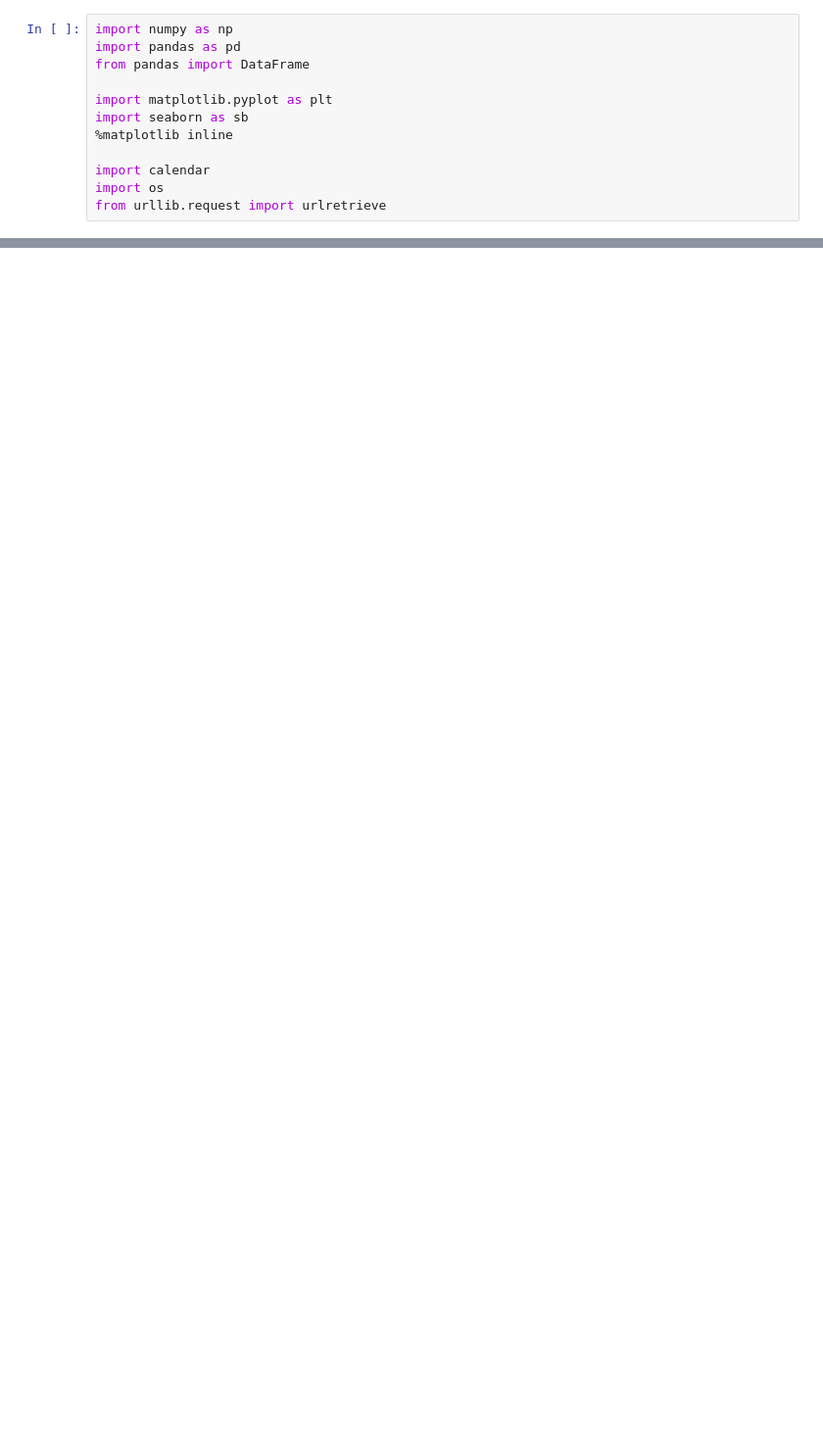
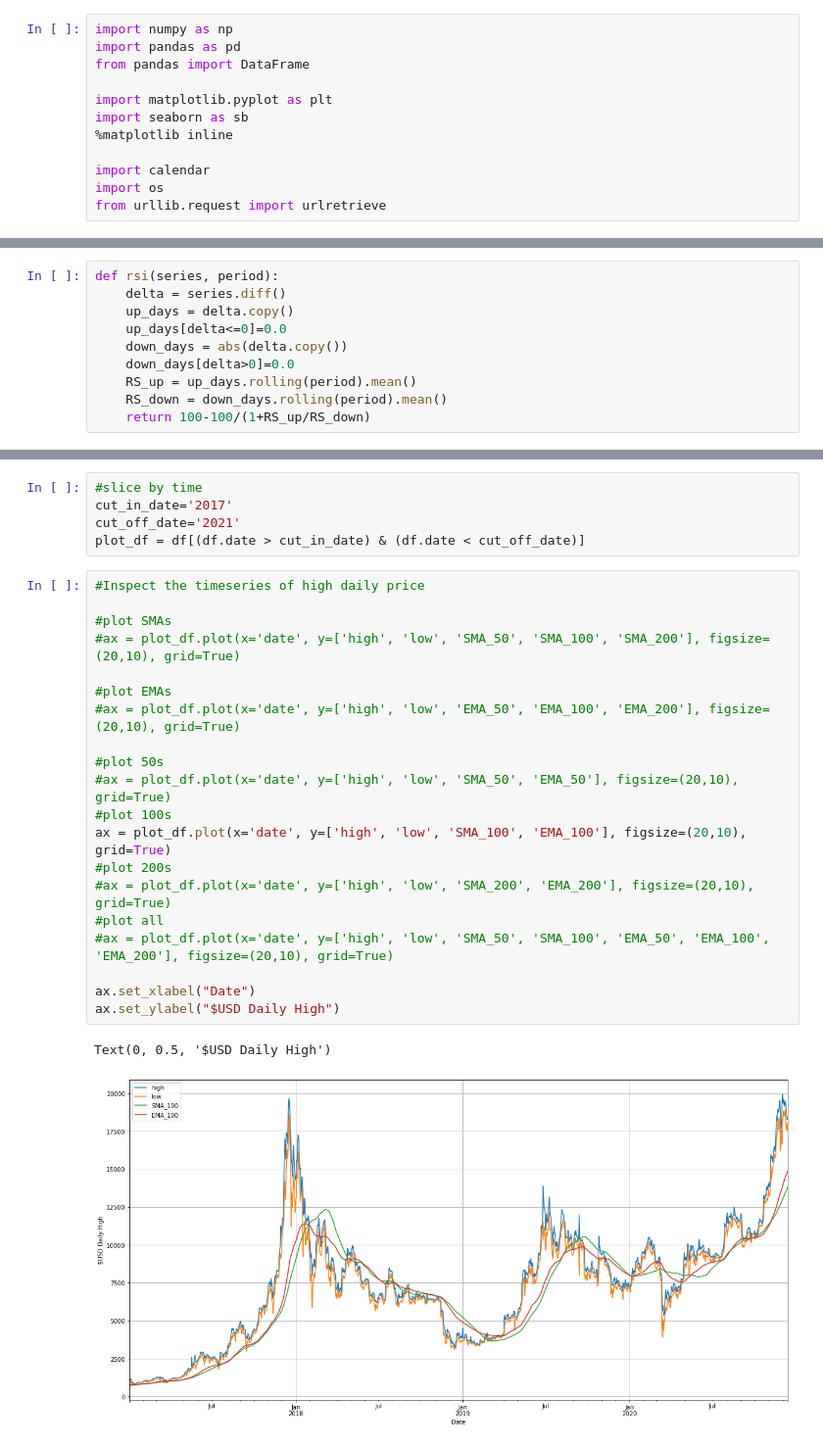
Before and after one commit to AxleMaxGit/python-data-science-projects, a Jupyter notebook: python-crypto-btc-analysis/price.ipynb, the cells around one changed output, grey strips where cells are left out. Shown: that part at 98% size. Saved outputs shown, nothing was run; the diff lists cells and outputs as text; blank space fills up the shorter version.

```diff
--- a/python-crypto-btc-analysis/price.ipynb
+++ b/python-crypto-btc-analysis/price.ipynb
@@ -100,0 +13,10 @@ Text(0, 0.5, '$USD Daily High')
+# %%
+def rsi(series, period):
+    delta = series.diff()
+    up_days = delta.copy()
+    up_days[delta<=0]=0.0
+    down_days = abs(delta.copy())
+    down_days[delta>0]=0.0
+    RS_up = up_days.rolling(period).mean()
+    RS_down = down_days.rolling(period).mean()
+    return 100-100/(1+RS_up/RS_down)
@@ -100,0 +70,28 @@ Text(0, 0.5, '$USD Daily High')
+# %%
+#slice by time
+cut_in_date='2017'
+cut_off_date='2021'
+plot_df = df[(df.date > cut_in_date) & (df.date < cut_off_date)]
+# %%
+#Inspect the timeseries of high daily price
+
+#plot SMAs
+#ax = plot_df.plot(x='date', y=['high', 'low', 'SMA_50', 'SMA_100', 'SMA_200'], figsize=(20,10), grid=True)
+
+#plot EMAs
+#ax = plot_df.plot(x='date', y=['high', 'low', 'EMA_50', 'EMA_100', 'EMA_200'], figsize=(20,10), grid=True)
+
+#plot 50s
+#ax = plot_df.plot(x='date', y=['high', 'low', 'SMA_50', 'EMA_50'], figsize=(20,10), grid=True)
+#plot 100s
+ax = plot_df.plot(x='date', y=['high', 'low', 'SMA_100', 'EMA_100'], figsize=(20,10), grid=True)
+#plot 200s
+#ax = plot_df.plot(x='date', y=['high', 'low', 'SMA_200', 'EMA_200'], figsize=(20,10), grid=True)
+#plot all
+#ax = plot_df.plot(x='date', y=['high', 'low', 'SMA_50', 'SMA_100', 'EMA_50', 'EMA_100', 'EMA_200'], figsize=(20,10), grid=True)
+
+ax.set_xlabel("Date")
+ax.set_ylabel("$USD Daily High")
+# %% [output]
+Text(0, 0.5, '$USD Daily High')
+[figure, added]
```
Also changed, not shown: parts of 21 cells of this notebook, 1 other file.
